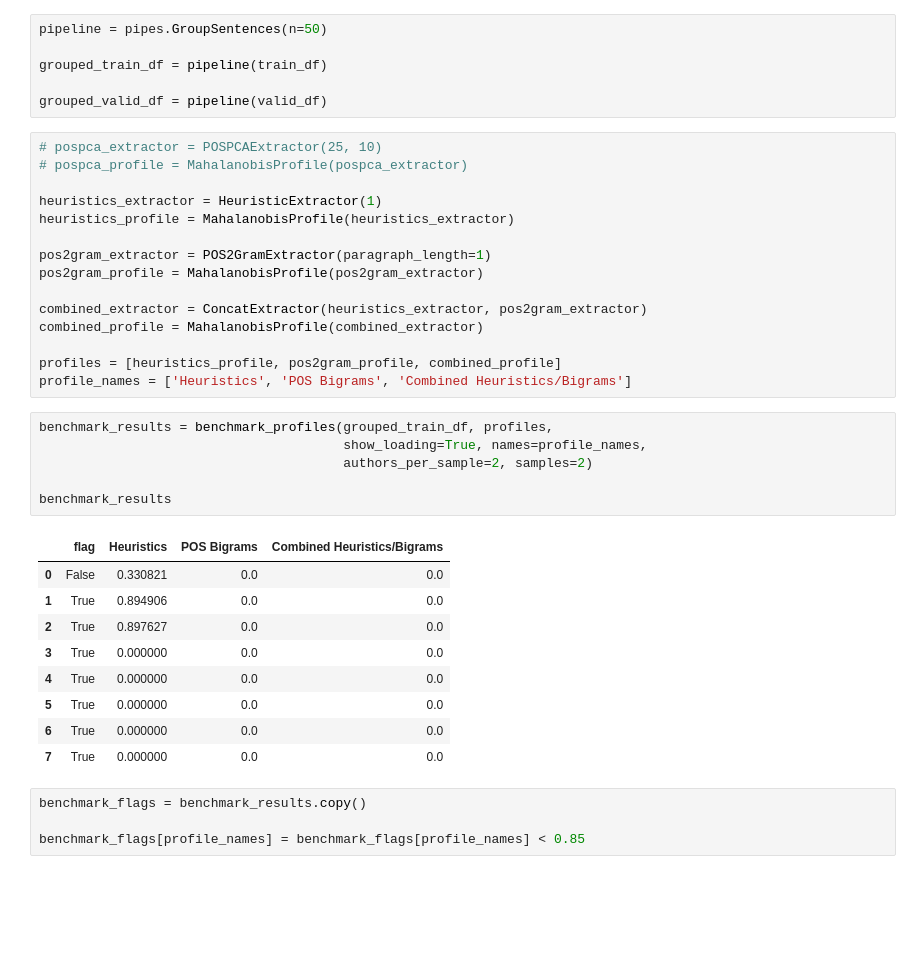
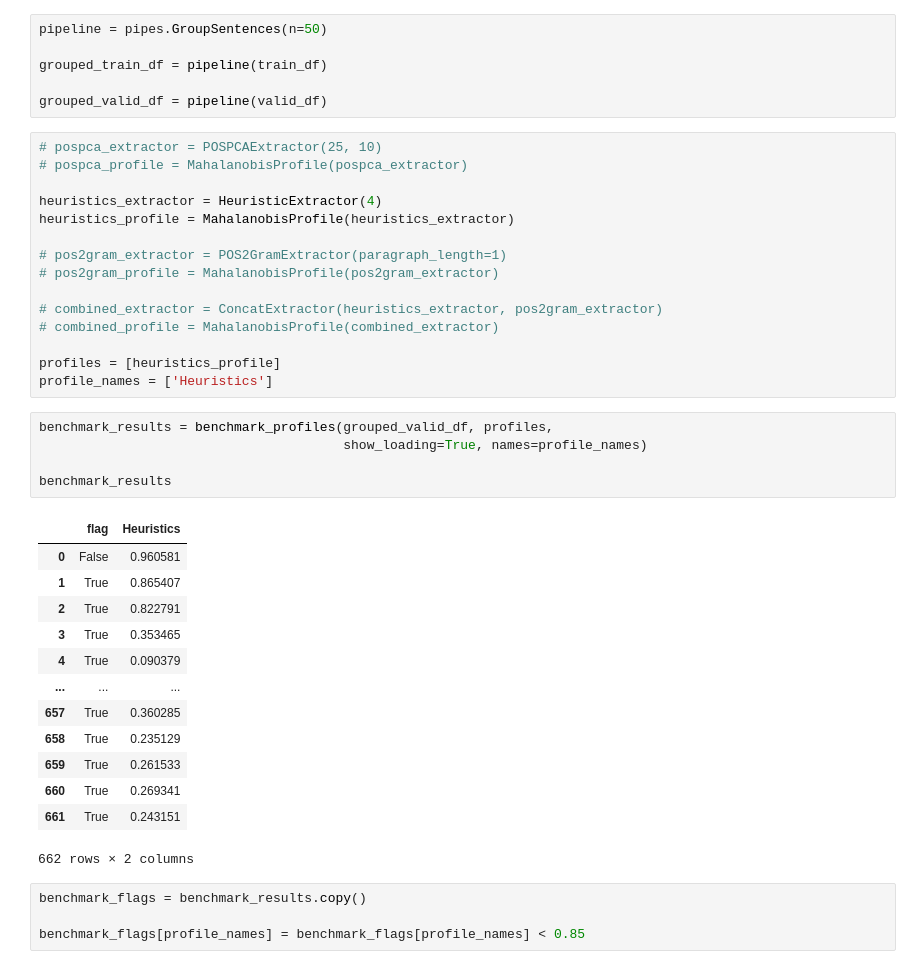
Before and after one commit to EngineeringForever2018/Senior-Project, a Jupyter notebook: notebooks/develop/2021-03-03-gc-profile-benchmarking.ipynb, the cells around one changed output. Cells and saved outputs as stored; diff of their text form; blank space fills up the shorter version.

```diff
--- a/notebooks/develop/2021-03-03-gc-profile-benchmarking.ipynb
+++ b/notebooks/develop/2021-03-03-gc-profile-benchmarking.ipynb
@@ -33,33 +33,36 @@ grouped_valid_df = pipeline(valid_df)
 # pospca_extractor = POSPCAExtractor(25, 10)
 # pospca_profile = MahalanobisProfile(pospca_extractor)
 
-heuristics_extractor = HeuristicExtractor(1)
+heuristics_extractor = HeuristicExtractor(4)
 heuristics_profile = MahalanobisProfile(heuristics_extractor)
 
-pos2gram_extractor = POS2GramExtractor(paragraph_length=1)
-pos2gram_profile = MahalanobisProfile(pos2gram_extractor)
+# pos2gram_extractor = POS2GramExtractor(paragraph_length=1)
+# pos2gram_profile = MahalanobisProfile(pos2gram_extractor)
 
-combined_extractor = ConcatExtractor(heuristics_extractor, pos2gram_extractor)
-combined_profile = MahalanobisProfile(combined_extractor)
+# combined_extractor = ConcatExtractor(heuristics_extractor, pos2gram_extractor)
+# combined_profile = MahalanobisProfile(combined_extractor)
 
-profiles = [heuristics_profile, pos2gram_profile, combined_profile]
-profile_names = ['Heuristics', 'POS Bigrams', 'Combined Heuristics/Bigrams']
+profiles = [heuristics_profile]
+profile_names = ['Heuristics']
 # %%
-benchmark_results = benchmark_profiles(grouped_train_df, profiles,
-                                       show_loading=True, names=profile_names,
-                                       authors_per_sample=2, samples=2)
+benchmark_results = benchmark_profiles(grouped_valid_df, profiles,
+                                       show_loading=True, names=profile_names)
 
 benchmark_results
 # %% [output]
-|  | flag | Heuristics | POS Bigrams | Combined Heuristics/Bigrams |
-| 0 | False | 0.330821 | 0.0 | 0.0 |
-| 1 | True | 0.894906 | 0.0 | 0.0 |
-| 2 | True | 0.897627 | 0.0 | 0.0 |
-| 3 | True | 0.000000 | 0.0 | 0.0 |
-| 4 | True | 0.000000 | 0.0 | 0.0 |
-| 5 | True | 0.000000 | 0.0 | 0.0 |
-| 6 | True | 0.000000 | 0.0 | 0.0 |
-| 7 | True | 0.000000 | 0.0 | 0.0 |
+|  | flag | Heuristics |
+| 0 | False | 0.960581 |
+| 1 | True | 0.865407 |
+| 2 | True | 0.822791 |
+| 3 | True | 0.353465 |
+| 4 | True | 0.090379 |
+| ... | ... | ... |
+| 657 | True | 0.360285 |
+| 658 | True | 0.235129 |
+| 659 | True | 0.261533 |
+| 660 | True | 0.269341 |
+| 661 | True | 0.243151 |
+662 rows × 2 columns
 # %%
 benchmark_flags = benchmark_results.copy()
 
```
Also changed, not shown: parts of 2 cells of this notebook, 31 other files.
